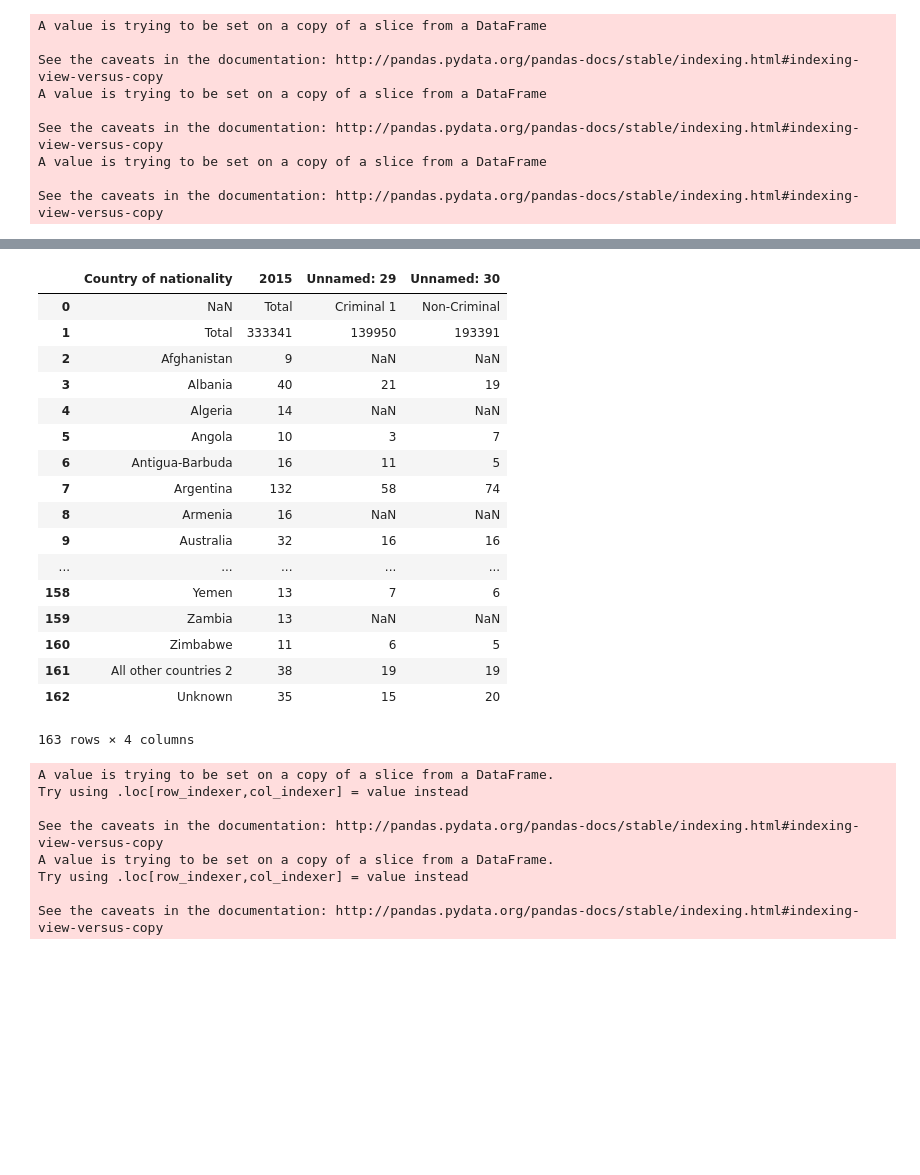
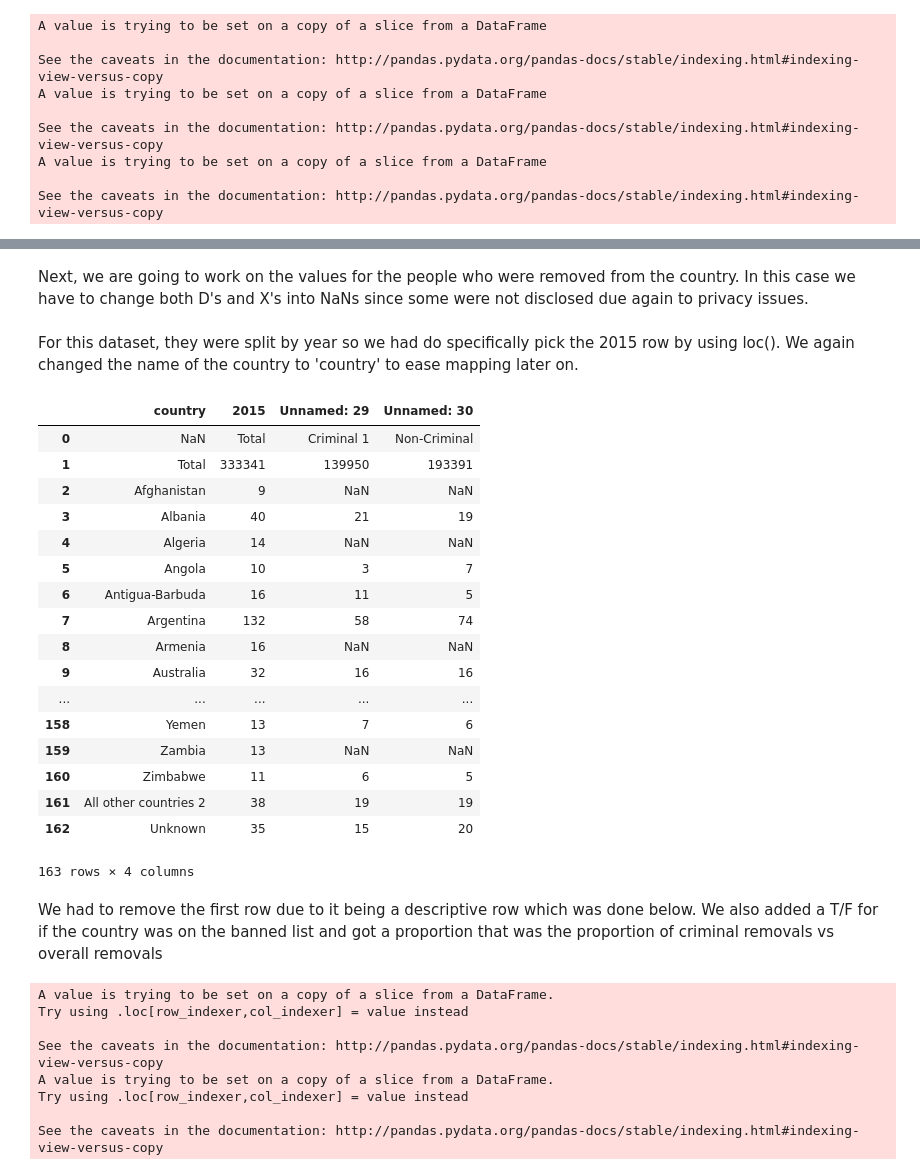
Before and after one commit to aschi2/141BProject, a Jupyter notebook: Immigration Final Project.ipynb, the cells around one changed output, grey strips where cells are left out. Drawn from its saved outputs; the diff is of its cells as text; code cells hidden in the pictures; blank space fills up the shorter version.

```diff
--- a/Immigration Final Project.ipynb
+++ b/Immigration Final Project.ipynb
@@ -79,12 +91,17 @@ greencard
 200 rows × 10 columns
+# %% [markdown]
+Next, we are going to work on the values for the people who were removed from the country. In this case we have to change both D's and X's into NaNs since some were not disclosed due again to privacy issues.
 # %%
 removal = pd.read_excel('RemovedByCrimAndNationality.xls',sheetname='Country',
               skiprows=[0,1,2], skip_footer=7,na_values = ['D','X'])
+# %% [markdown]
+For this dataset, they were split by year so we had do specifically pick the 2015 row by using loc(). We again changed the name of the country to 'country' to ease mapping later on.
 # %%
 remove2015 = removal.loc[:,['Country of nationality', '2015','Unnamed: 29','Unnamed: 30']]
+remove2015.rename(columns={'Country of nationality':'country'}, inplace=True)
 remove2015
 # %% [output]
-|  | Country of nationality | 2015 | Unnamed: 29 | Unnamed: 30 |
+|  | country | 2015 | Unnamed: 29 | Unnamed: 30 |
 | 0 | NaN | Total | Criminal 1 | Non-Criminal |
 | 1 | Total | 333341 | 139950 | 193391 |
 | 2 | Afghanistan | 9 | NaN | NaN |
@@ -102,6 +119,8 @@ remove2015
 | 161 | All other countries 2 | 38 | 19 | 19 |
 | 162 | Unknown | 35 | 15 | 20 |
 163 rows × 4 columns
+# %% [markdown]
+We had to remove the first row due to it being a descriptive row which was done below. We also added a T/F for if the country was on the banned list and got a proportion that was the proportion of criminal removals vs overall removals
 # %%
 new_header = remove2015.iloc[0]
 new_header =list(new_header)
```
Also changed, not shown: parts of 29 cells of this notebook.
